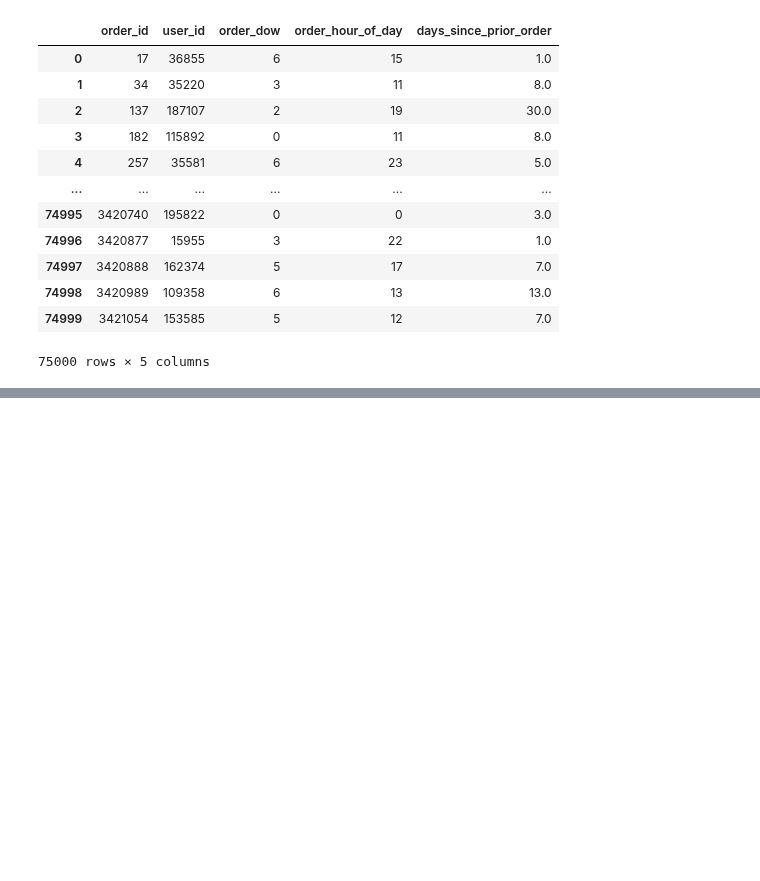
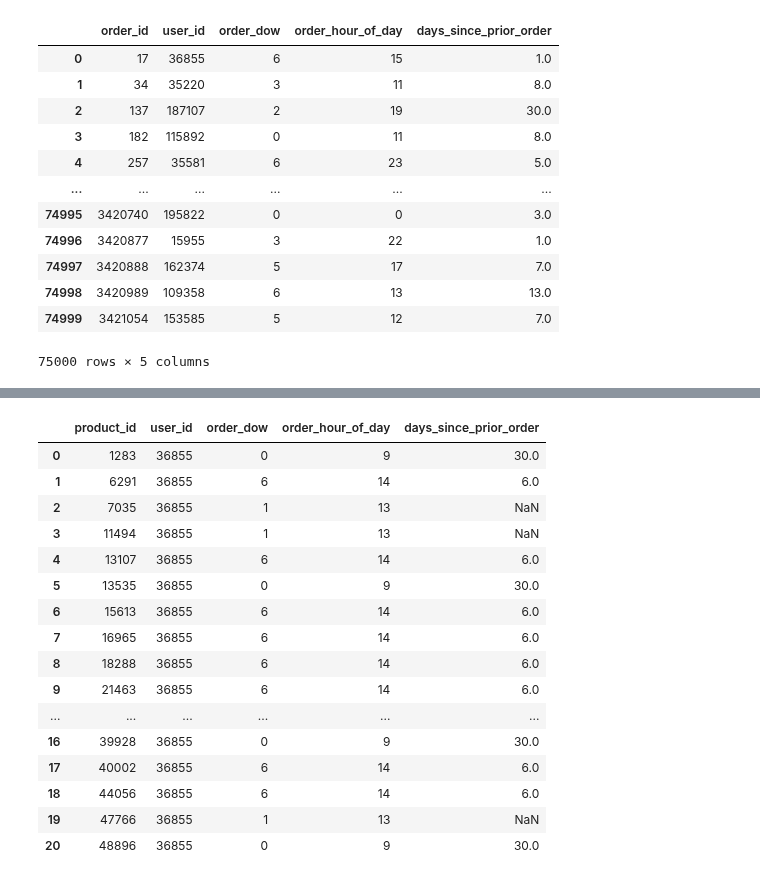
Before and after one commit to cherryng/MLcourse, a Jupyter notebook: H5_CapstoneProject_model.ipynb, the cells around one changed output, grey strips where cells are left out. Drawn from its saved outputs; the diff is of its cells as text; code cells hidden in the pictures; blank space fills up the shorter version.

```diff
--- a/H5_CapstoneProject_model.ipynb
+++ b/H5_CapstoneProject_model.ipynb
@@ -281,7 +281,7 @@ Index(['product_id', 'user_id', 'order_dow', 'order_hour_of_day',
 
 #From "sample_submission.csv" or frame "data_samp", I get the "order_id"
 #I need to figure out the "user_id" for each of these orders by merging with frame "data_orders"
-#data_samp = pd.read_csv("sample_submission.csv")
+data_samp = pd.read_csv("sample_submission.csv")
 data_samp = data_samp.drop(['products'], axis=1)
 
 print(f"Number of records: {len(data_samp)}")
@@ -322,5 +354,28 @@ user_prior
 # %%
 #For this given user, list only the last time he bought each product
 user_prior_uniq = user_prior.groupby('product_id')['order_id'].aggregate('max').reset_index()
 user_prior_uniq["user_id"] = i
-user_prior_uniq
+#user_prior_uniq
+
+user_input = pd.merge(user_prior_uniq, user_prior, how='left',on=['order_id','product_id'])
+user_input = user_input.drop(['order_id','user_id_y','eval_set','order_number','add_to_cart_order','reordered','user_id_x','order_dow_y','order_hour_of_day_y','days_since_prior_order_y'], axis=1)
+user_input.columns = ['product_id', 'user_id', 'order_dow', 'order_hour_of_day','days_since_prior_order']
+user_input
+# %% [output]
+|  | product_id | user_id | order_dow | order_hour_of_day | days_since_prior_order |
+| 0 | 1283 | 36855 | 0 | 9 | 30.0 |
+| 1 | 6291 | 36855 | 6 | 14 | 6.0 |
+| 2 | 7035 | 36855 | 1 | 13 | NaN |
+| 3 | 11494 | 36855 | 1 | 13 | NaN |
+| 4 | 13107 | 36855 | 6 | 14 | 6.0 |
+| 5 | 13535 | 36855 | 0 | 9 | 30.0 |
+| 6 | 15613 | 36855 | 6 | 14 | 6.0 |
+| 7 | 16965 | 36855 | 6 | 14 | 6.0 |
+| 8 | 18288 | 36855 | 6 | 14 | 6.0 |
+| 9 | 21463 | 36855 | 6 | 14 | 6.0 |
+| ... | ... | ... | ... | ... | ... |
+| 16 | 39928 | 36855 | 0 | 9 | 30.0 |
+| 17 | 40002 | 36855 | 6 | 14 | 6.0 |
+| 18 | 44056 | 36855 | 6 | 14 | 6.0 |
+| 19 | 47766 | 36855 | 1 | 13 | NaN |
+| 20 | 48896 | 36855 | 0 | 9 | 30.0 |
```
Also changed, not shown: parts of 4 cells of this notebook.
